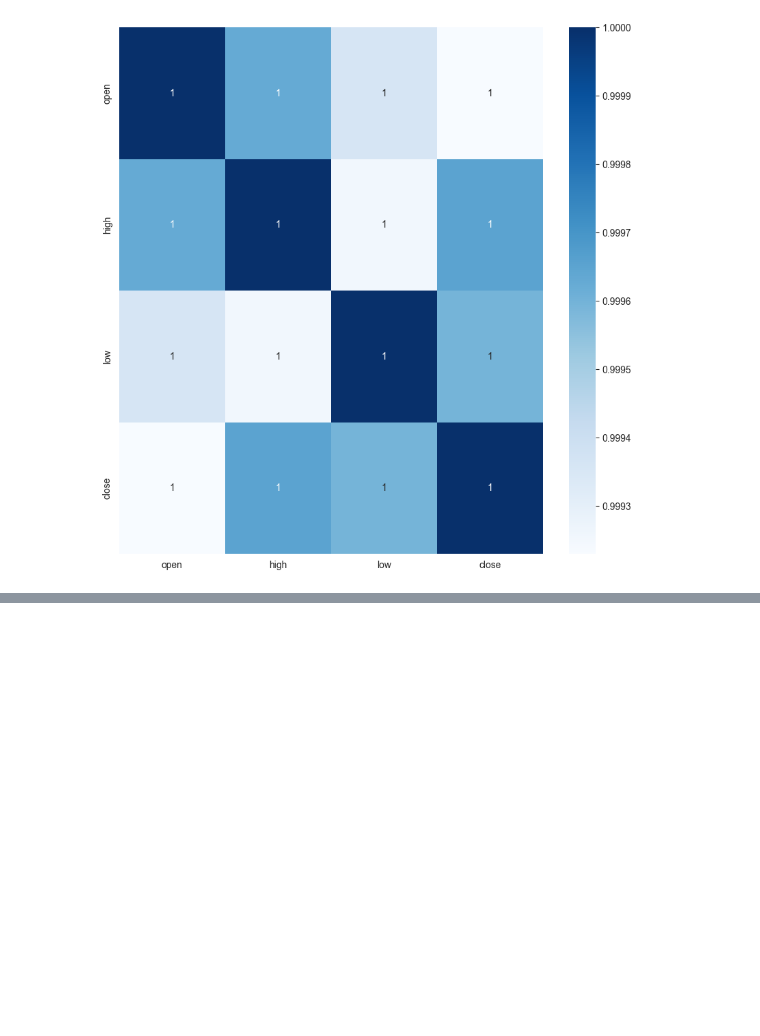
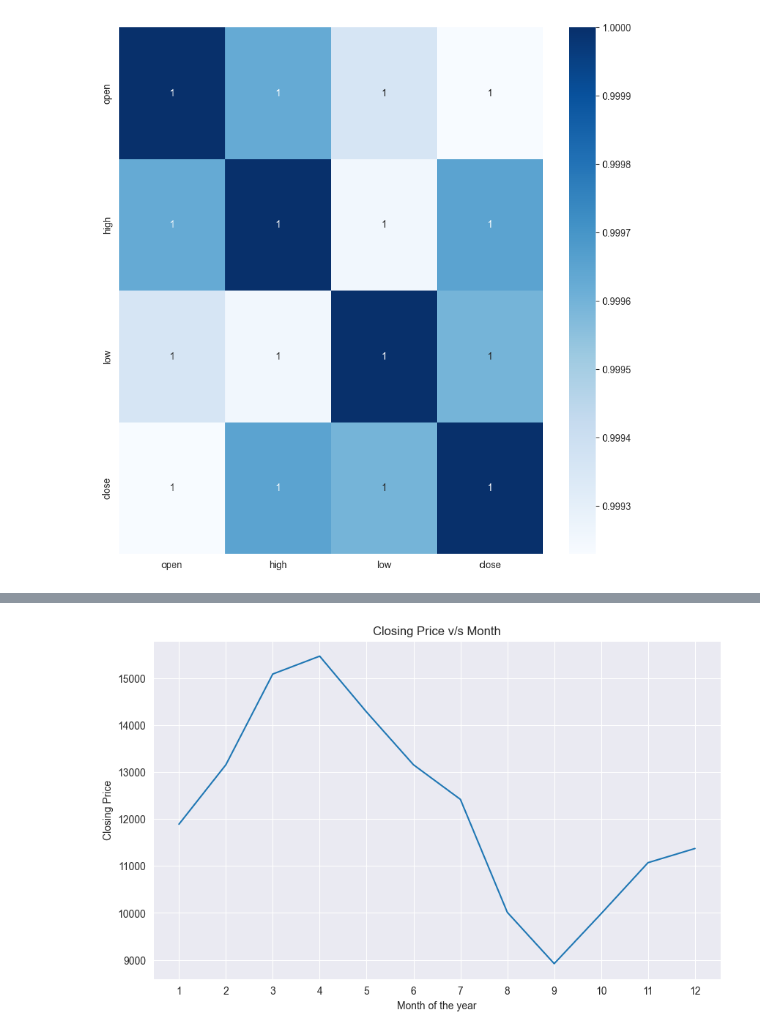
Before and after one commit to rohitcodism/Crypto-Price-Predition, a Jupyter notebook: Model/Crypto.ipynb, the cells around one changed output, grey strips where cells are left out. Drawn from its saved outputs; the diff is of its cells as text; code cells hidden in the pictures; blank space fills up the shorter version.

```diff
--- a/Model/Crypto.ipynb
+++ b/Model/Crypto.ipynb
@@ -176,0 +197,2 @@ plt.show()
+# %%
+btc_df['day_of_week'] = btc_df['date'].dt.dayofweek
@@ -176,0 +211,2 @@ plt.show()
+# %%
+btc_df['is_weekend'] = btc_df['date'].dt.weekday >= 5
@@ -176,0 +222,3 @@ plt.show()
+# %%
+btc_df['quarter'] = btc_df['date'].dt.quarter
+btc_df['month'] = btc_df['date'].dt.month
@@ -176,0 +236,2 @@ plt.show()
+# %%
+monthly_mean = btc_df.groupby('month')['open'].mean()
@@ -176,0 +259,10 @@ plt.show()
+# %%
+plt.figure(figsize=(10,6))
+plt.plot(monthly_mean)
+plt.xticks([1,2,3,4,5,6,7,8,9,10,11,12])
+plt.xlabel("Month of the year")
+plt.ylabel("Closing Price")
+plt.title("Closing Price v/s Month")
+plt.show()
+# %% [output]
+[figure, added]
```
Also changed, not shown: parts of 29 cells of this notebook.
